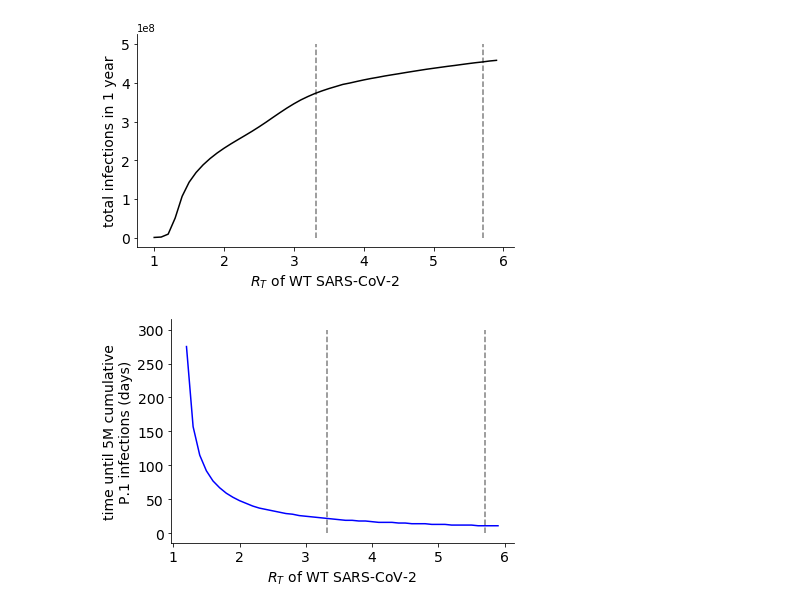
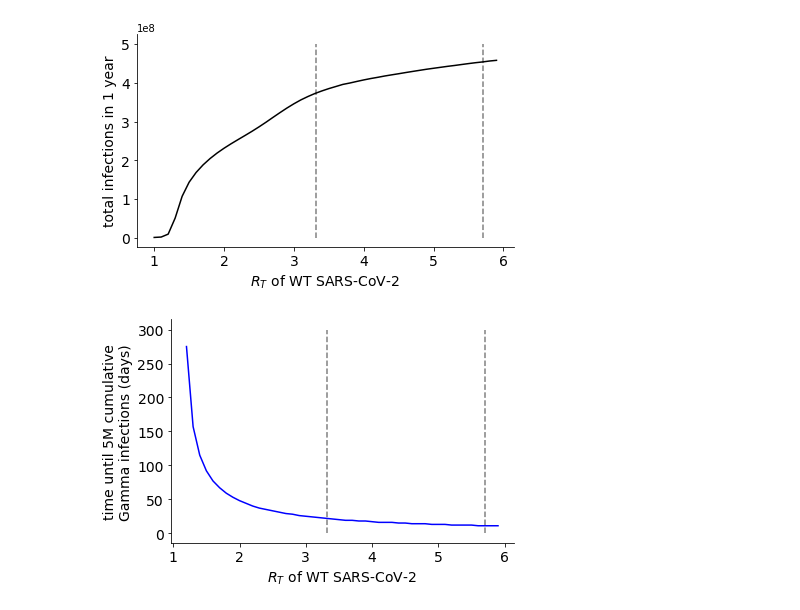
Before and after one commit to dvanegeren/covid-vaccine-preexisting, a Jupyter notebook: run_SIR_model.ipynb, the cells around one changed output. Saved outputs shown, nothing was run; the diff lists cells and outputs as text; code cells hidden in the pictures.

```diff
--- a/run_SIR_model.ipynb
+++ b/run_SIR_model.ipynb
@@ -153,6 +156,6 @@ plt.show()
 # %%
 #Fig. 1E
-R0_val = 2
+R0_val = 3.32
 
 # P.1 params
 mutation_emerg_rate = 0 #prob per new infection of new strain appearing
@@ -296,3 +299,27 @@ t_span = (0,365)
 
 test = simulate_evo_vaccine_multi(init_cond, params, t_span)
 test = test[0]
+
+unvacc_IFR = 0.0068
+vacc_IFR = unvacc_IFR*(1-0.981)/(1-0.965)
+
+def total_infect_multi(y, beta_matrix, total_pop_size):
+    num_muts = np.shape(beta_matrix)[1]
+    SVR_vect = y[:(2+num_muts),:]
+    inf_vect = y[(2+num_muts):, :]
+    new_inf = np.matmul(np.transpose(beta_matrix), SVR_vect) * inf_vect * total_pop_size
+    return(new_inf)
+
+def total_infect_multi2(y, beta_matrix, total_pop_size):
+    num_muts = np.shape(beta_matrix)[1]
+    SVR_vect = y[:(2+num_muts),:]
+    inf_vect = y[(2+num_muts):, :]
+    inf_loss = np.matmul(beta_matrix, inf_vect) * SVR_vect * total_pop_size
+    return(inf_loss)
+
+total_num_inf = np.sum(total_infect_multi(test.y, beta_matrix, total_pop_size))
+print("total number of new infections in 1 year")
+print(total_num_inf)
+print("total number of COVID-19 deaths in 1 year")
+adj_fatalities = np.transpose(np.sum(total_infect_multi2(test.y, beta_matrix, total_pop_size), axis=1)) * np.array([unvacc_IFR, vacc_IFR, vacc_IFR, vacc_IFR, vacc_IFR, vacc_IFR])
+print(np.sum(adj_fatalities))
@@ -395,15 +427,15 @@ plt.show()
 # %%
 # Plotting Fig. 3B
 plt.figure()
 plt.plot(beta_sweep*10, time_data, color="blue")
 plt.vlines([3.32,5.7], ymin=0, ymax=300, linestyles="dashed", color="grey")
 plt.xlabel("$R_T$ of WT SARS-CoV-2", fontsize=14)
-plt.ylabel("time until 5M cumulative\nP.1 infections (days)", fontsize=14)
+plt.ylabel("time until 5M cumulative\nGamma infections (days)", fontsize=14)
 plt.yticks(fontsize=14)
 plt.xticks(fontsize=14)
 sns.despine()
 plt.tight_layout()
-#plt.savefig(..., transparent=True)
+plt.savefig("./manuscript_SHORT/figures/raw_panels/R0_sweep_time.eps", transparent=True)
 plt.show()
 # %% [output]
-[figure, old version]
+[figure, new version]
```
Also changed, not shown: parts of 5 cells of this notebook.
